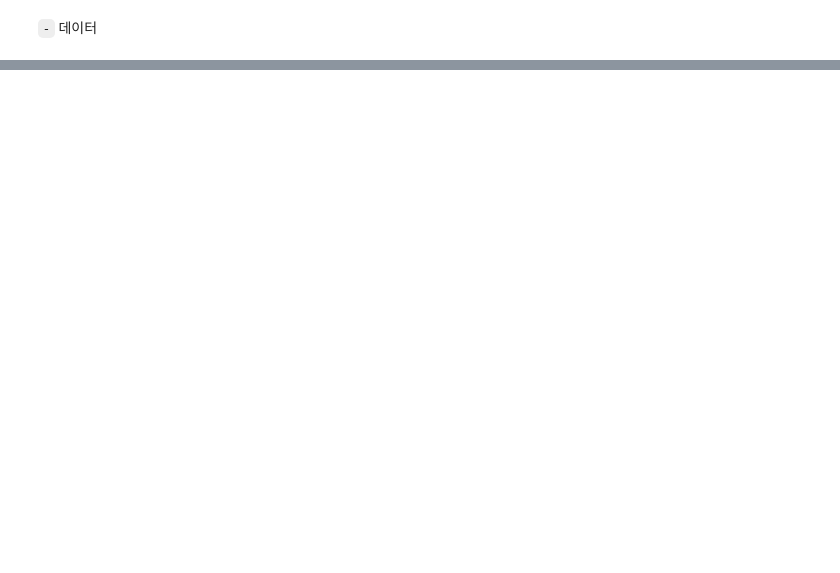
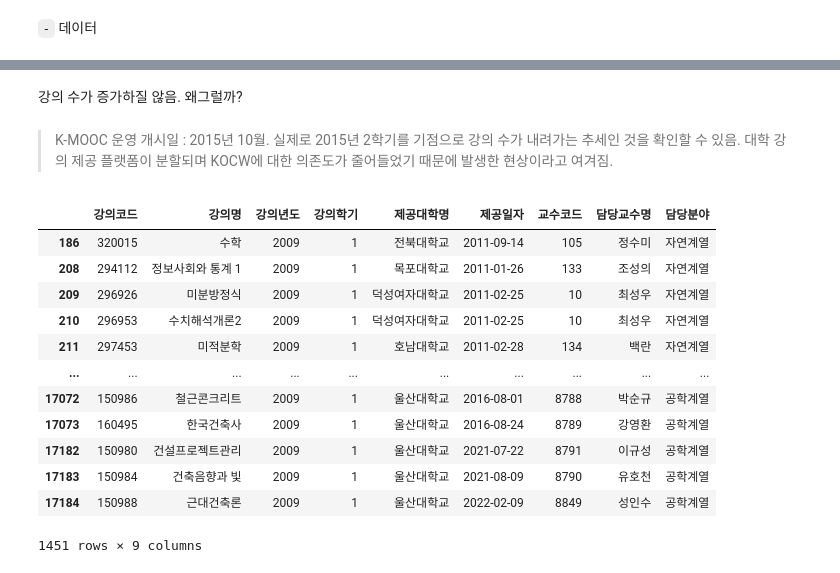
Before and after one commit to HollyRiver/R, a Jupyter notebook: SDB/Analysis.ipynb, the cells around one changed output, grey strips where cells are left out. Cells and saved outputs as stored; diff of their text form; code cells hidden in the pictures; blank space fills up the shorter version.

```diff
--- a/SDB/Analysis.ipynb
+++ b/SDB/Analysis.ipynb
@@ -22,0 +33,3 @@ pd.merge(university, professor)
+# %%
+course_count = norm_course.pivot_table(index = "제공대학명", values = "강의명", aggfunc = "count").reset_index().rename({"강의명" : "제공강의 수"}, axis = 1)
+course_count
@@ -22,0 +50,3 @@ pd.merge(university, professor)
+# %%
+professor_count = professor.pivot_table(index = "제공대학명", values = "교수코드", aggfunc = "count").reset_index().rename({"교수코드" : "참여교수 수"}, axis = 1)
+professor_count
@@ -22,0 +67,3 @@ pd.merge(university, professor)
+# %%
+df = university.merge(course_count).merge(professor_count)
+df
@@ -22,0 +173,20 @@ pd.merge(university, professor)
+# %% [markdown]
+강의 수가 증가하질 않음. 왜그럴까?
+# %% [markdown]
+> K-MOOC 운영 개시일 : 2015년 10월. 실제로 2015년 2학기를 기점으로 강의 수가 내려가는 추세인 것을 확인할 수 있음. 대학 강의 제공 플랫폼이 분할되며 KOCW에 대한 의존도가 줄어들었기 때문에 발생한 현상이라고 여겨짐.
+# %%
+[df for i, df in norm_course.merge(charge).merge(professor).groupby(["강의년도", "강의학기"])][1]
+# %% [output]
+|  | 강의코드 | 강의명 | 강의년도 | 강의학기 | 제공대학명 | 제공일자 | 교수코드 | 담당교수명 | 담당분야 |
+| 186 | 320015 | 수학 | 2009 | 1 | 전북대학교 | 2011-09-14 | 105 | 정수미 | 자연계열 |
+| 208 | 294112 | 정보사회와 통계 1 | 2009 | 1 | 목포대학교 | 2011-01-26 | 133 | 조성의 | 자연계열 |
+| 209 | 296926 | 미분방정식 | 2009 | 1 | 덕성여자대학교 | 2011-02-25 | 10 | 최성우 | 자연계열 |
+| 210 | 296953 | 수치해석개론2 | 2009 | 1 | 덕성여자대학교 | 2011-02-25 | 10 | 최성우 | 자연계열 |
+| 211 | 297453 | 미적분학 | 2009 | 1 | 호남대학교 | 2011-02-28 | 134 | 백란 | 자연계열 |
+| ... | ... | ... | ... | ... | ... | ... | ... | ... | ... |
+| 17072 | 150986 | 철근콘크리트 | 2009 | 1 | 울산대학교 | 2016-08-01 | 8788 | 박순규 | 공학계열 |
+| 17073 | 160495 | 한국건축사 | 2009 | 1 | 울산대학교 | 2016-08-24 | 8789 | 강영환 | 공학계열 |
+| 17182 | 150980 | 건설프로젝트관리 | 2009 | 1 | 울산대학교 | 2021-07-22 | 8791 | 이규성 | 공학계열 |
+| 17183 | 150984 | 건축음향과 빛 | 2009 | 1 | 울산대학교 | 2021-08-09 | 8790 | 유호천 | 공학계열 |
+| 17184 | 150988 | 근대건축론 | 2009 | 1 | 울산대학교 | 2022-02-09 | 8849 | 성인수 | 공학계열 |
+1451 rows × 9 columns
```
Also changed, not shown: parts of 17 cells of this notebook, 11 other files.
